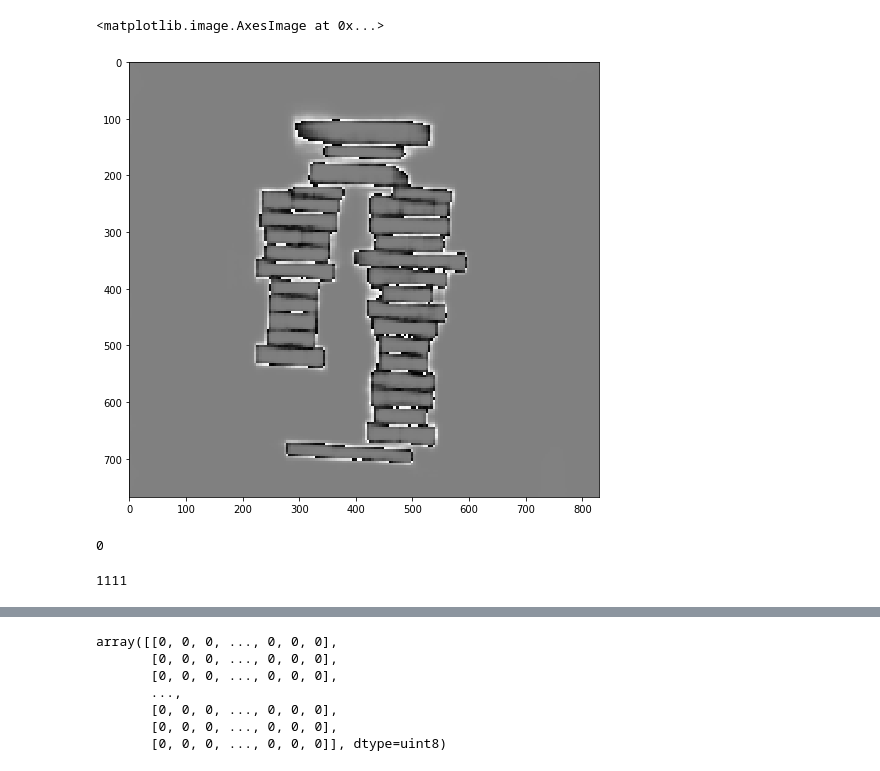
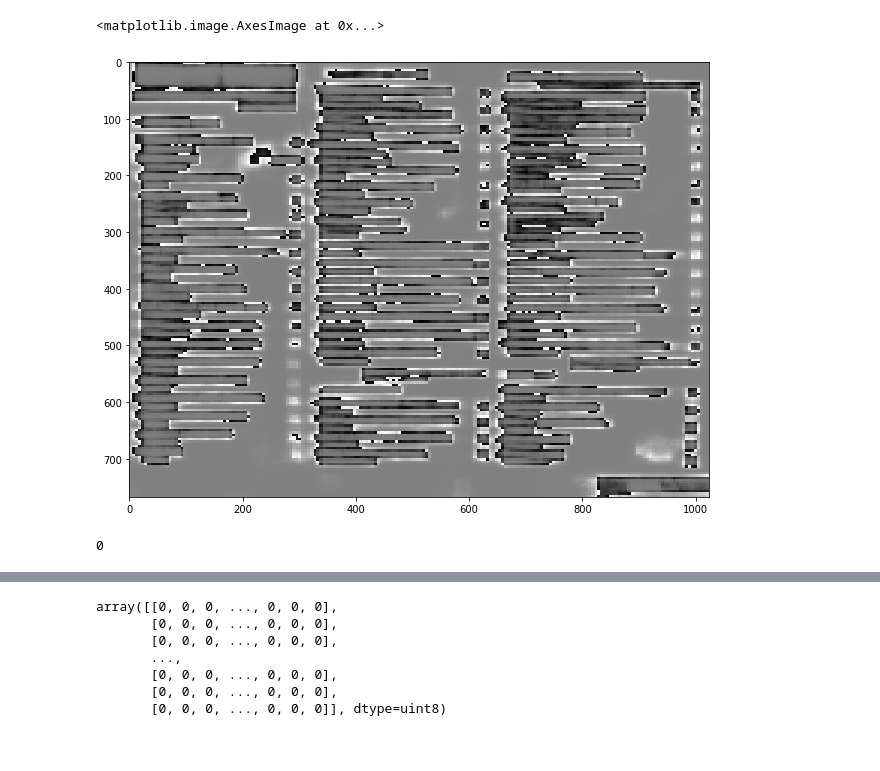
Before and after one commit to luoweimeng/pixel_link, a Jupyter notebook: Skew detection.ipynb, the cells around one changed output, grey strips where cells are left out. Drawn from its saved outputs; the diff is of its cells as text; code cells hidden in the pictures.

```diff
--- a/Skew detection.ipynb
+++ b/Skew detection.ipynb
@@ -11,5 +37,5 @@ import pixellink
 # %%
-pl = pixellink.pixelLinkDetector("/Users/luoweimeng/Documents/较符合要求的图片/9.jpg")
+pl = pixellink.pixelLinkDetector("/Users/luoweimeng/Documents/较符合要求的图片/louxia.jpeg")
 # 输出bounding boxes, (x1, y1, x2, y2, x3, y3, x4, y4) 顺时针方向
 pl.detect()
 # %% [output]
@@ -35,12 +52,28 @@ pl.detect()
-# %%
-# 输出pixel score
-
-pixel_score = pl.draw_pixel_score() * 256
-pixel_score = pixel_score.astype('int8')
-plt.imshow(pixel_score, cmap='gray')
-# %% [output]
-<matplotlib.image.AxesImage at 0x...>
-[figure, removed]
+# %%
+# 输出pixel score
+
+pixel_score = pl.draw_pixel_score() * 256
+pixel_score = pixel_score.astype('int8')
+plt.imshow(pixel_score, cmap='gray')
+
+# 输出pixel score
+
+edged = cv2.Canny(np.uint8(pixel_score), 50, 256)
+# cv2.findContours(pixel_score_new.copy(), cv2.RETR_LIST, cv2.CHAIN_APPROX_SIMPLE)
+cnts = cv2.findContours(edged.copy(), cv2.RETR_LIST, cv2.CHAIN_APPROX_SIMPLE)
+cnts = cnts[0] if imutils.is_cv2() else cnts[1]
+
+cnts = sorted(cnts, key = cv2.contourArea, reverse = True)[:]
+rect = cv2.minAreaRect(np.concatenate(cnts))
+image = cv2.imread("/Users/luoweimeng/Documents/较符合要求的图片/louxia.jpeg")
+image, _ = pixellink.resize_im(image, scale=768, max_scale=1280)
+orig = image.copy()
+points = cv2.boxPoints(rect)
+
+rect[1][0] * rect[1][1] / (image.shape[0] * image.shape[1])
+# %% [output]
+<matplotlib.image.AxesImage at 0x...>
+[figure, added]
 # %%
 # %% [output]
 0
@@ -54,5 +79,0 @@ cnts = cnts[0] if imutils.is_cv2() else cnts[1]
-# %%
-cnts = sorted(cnts, key = cv2.contourArea, reverse = True)[:]
-len(cnts)
-# %% [output]
-1111
```
Also changed, not shown: parts of 14 cells of this notebook, 3 other files.
